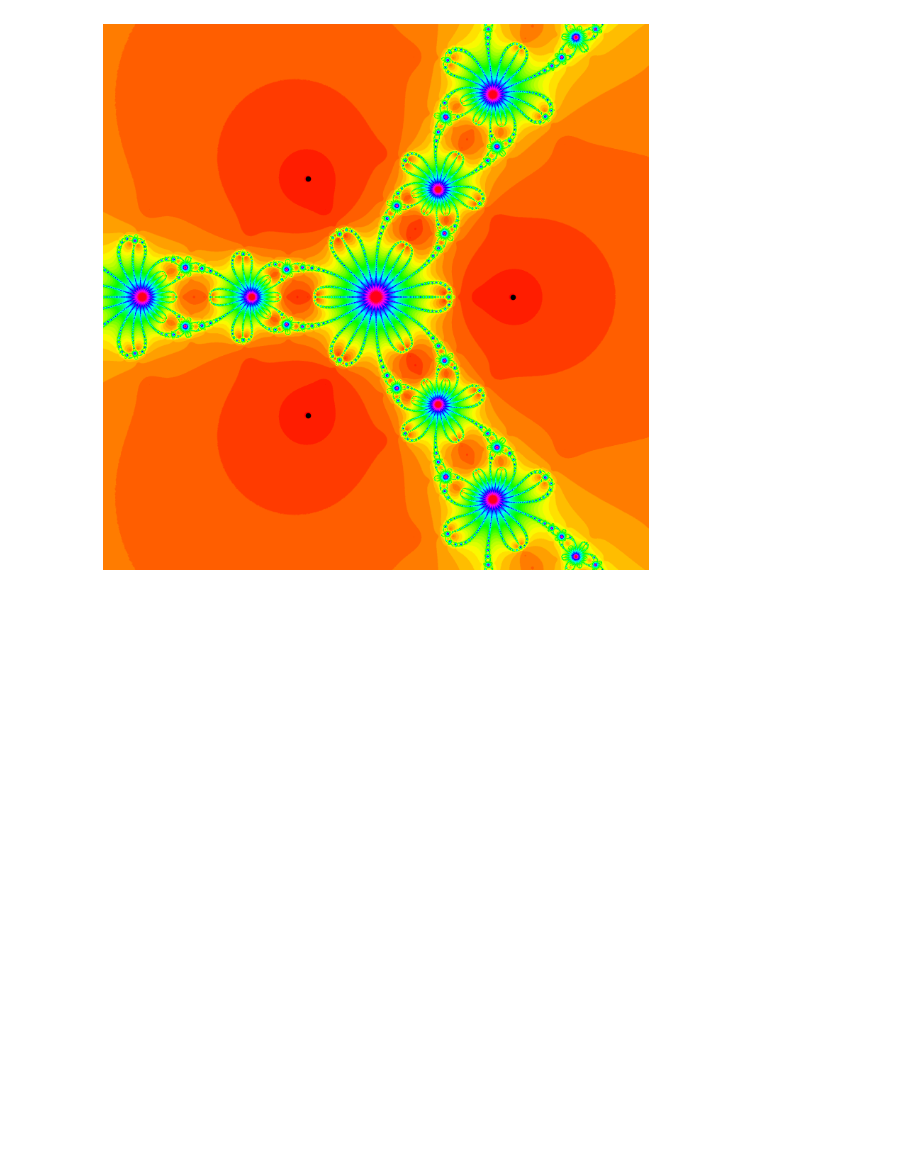
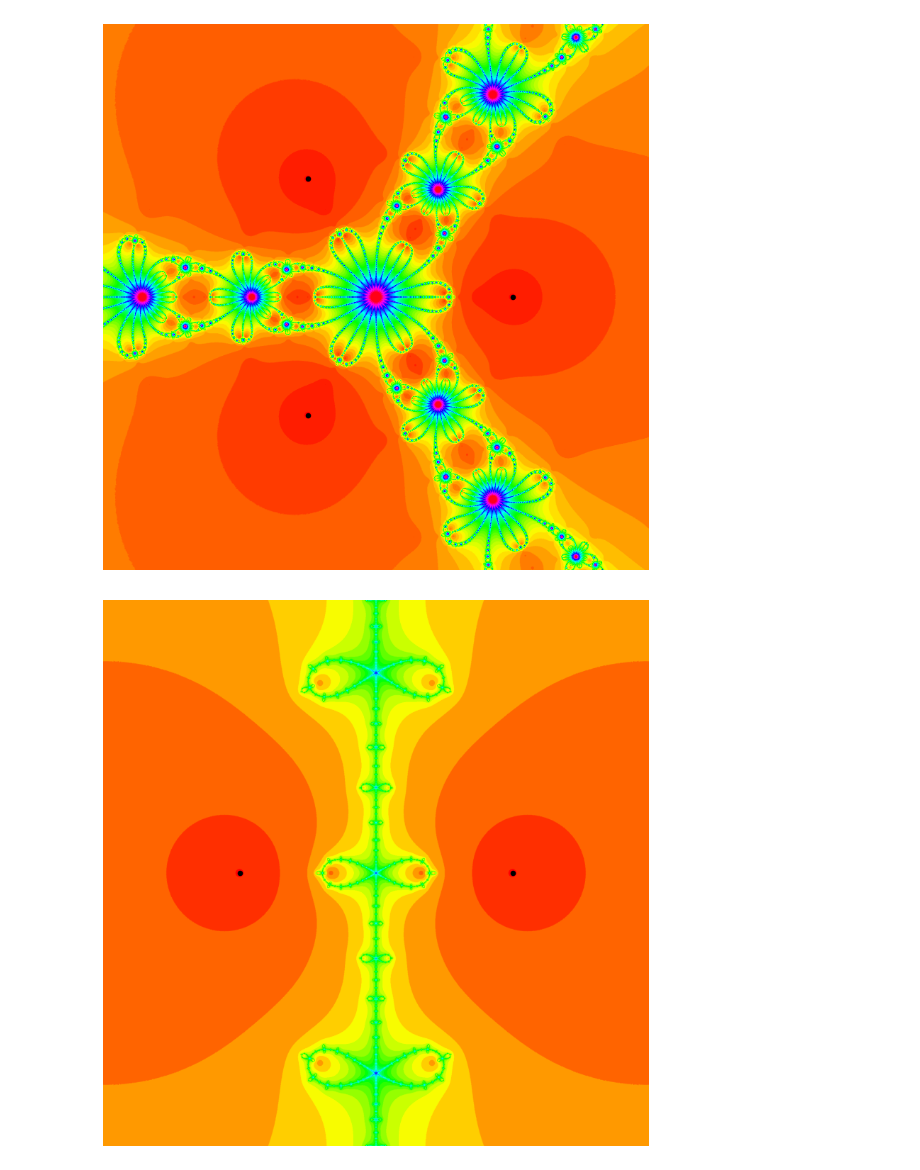
Before and after one commit to davidrosado4/damped-Traub-method, a Jupyter notebook: damped-traub.ipynb, the cells around one changed output. Saved outputs shown, nothing was run; the diff lists cells and outputs as text; code cells hidden in the pictures; blank space fills up the shorter version.

```diff
--- a/damped-traub.ipynb
+++ b/damped-traub.ipynb
@@ -54,3 +54,12 @@ def der_f(z):
 plot_damped_traub(lambda z: f(z), lambda z: der_f(z), xmin=-2,xmax=2, ymin=-2, ymax=2, delta = 0.5)
 # %% [output]
 [figure]
+# %%
+def f(z):
+    return z*z -1
+
+def der_f(z):
+    return 2*z
+plot_damped_traub(lambda z: f(z), lambda z: der_f(z), xmin=-2,xmax=2, ymin=-2, ymax=2, delta = 1)
+# %% [output]
+[figure, added]
```
Also changed, not shown: 1 other file.
